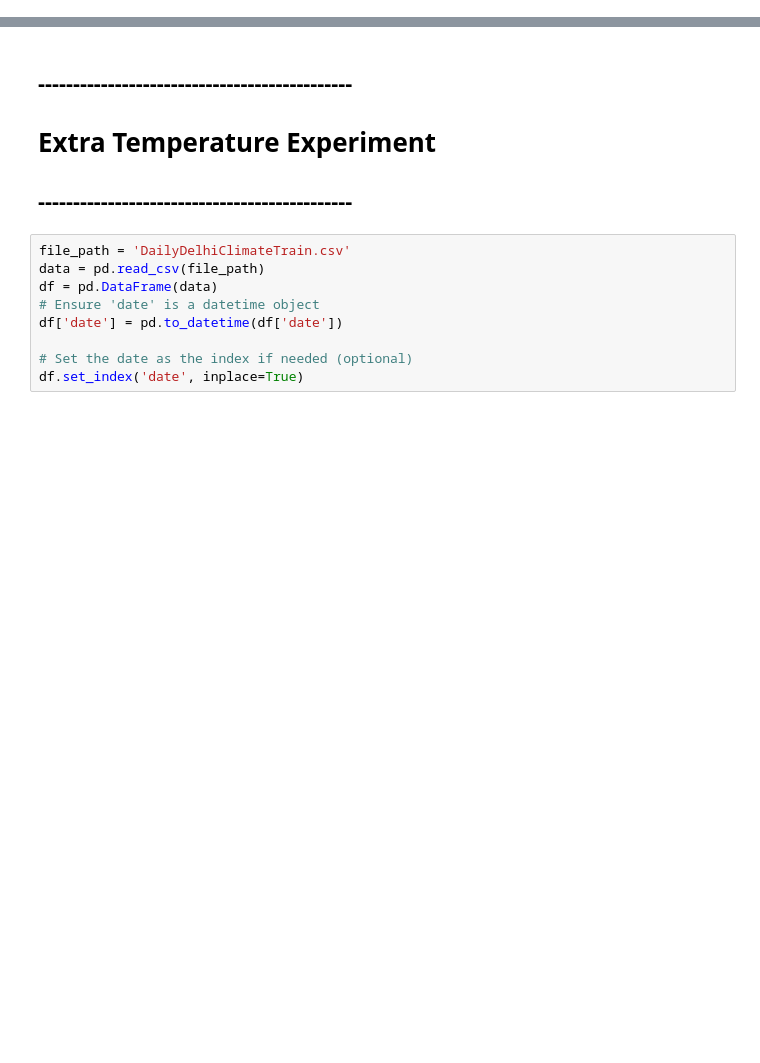
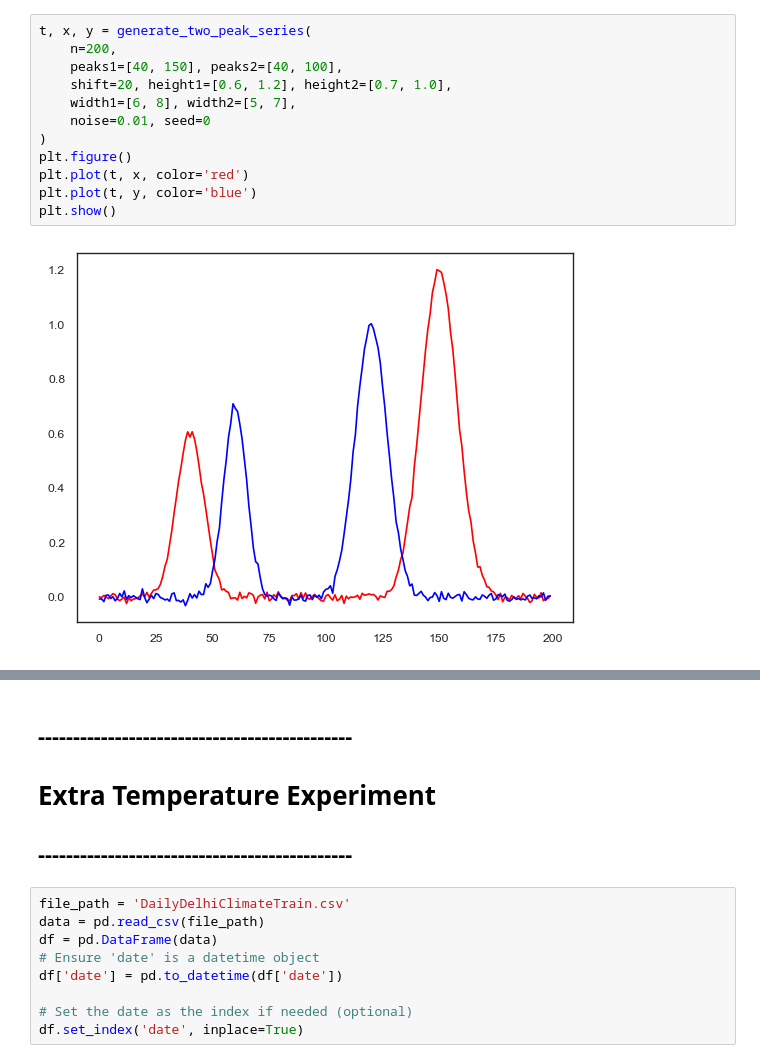
Before and after one commit to Thai-npd/TiOT-code, a Jupyter notebook: alignment_visual.ipynb, the cells around one changed output, grey strips where cells are left out. Cells and saved outputs as stored; diff of their text form; blank space fills up the shorter version.

```diff
--- a/alignment_visual.ipynb
+++ b/alignment_visual.ipynb
@@ -158 +142,15 @@ plt.show()
+# %%
+t, x, y = generate_two_peak_series(
+    n=200,
+    peaks1=[40, 150], peaks2=[40, 100],
+    shift=20, height1=[0.6, 1.2], height2=[0.7, 1.0],
+    width1=[6, 8], width2=[5, 7],
+    noise=0.01, seed=0
+)
+plt.figure()
+plt.plot(t, x, color='red')
+plt.plot(t, y, color='blue')
+plt.show()
+# %% [output]
+[figure, added]
 # %%
```
Also changed, not shown: parts of 16 cells of this notebook, 7 other files.
